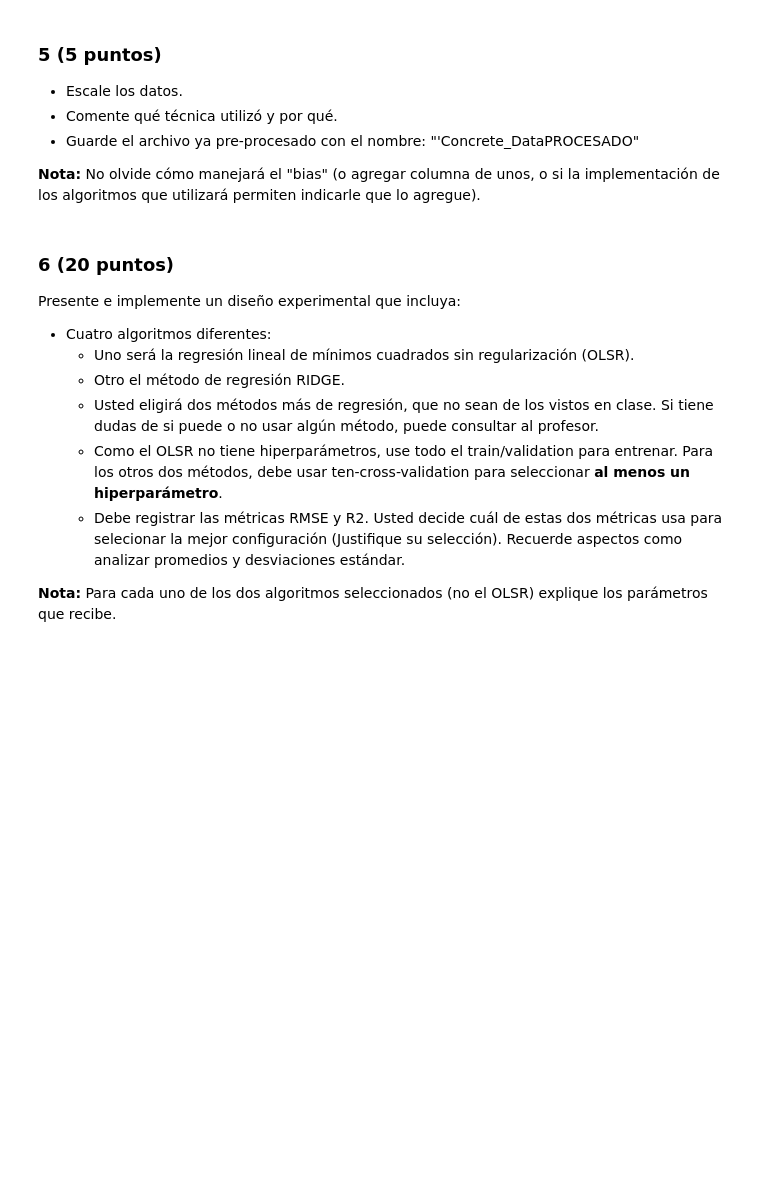
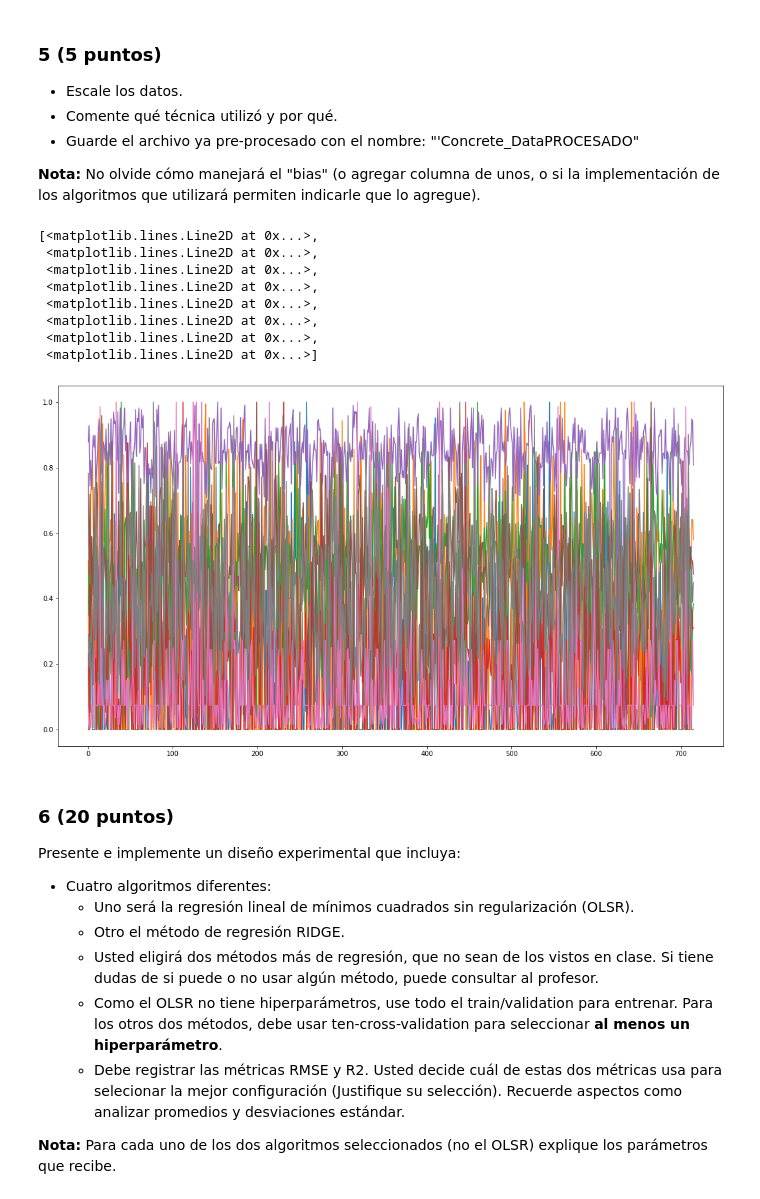
Before and after one commit to joseSalazar4/Cement-Prediction, a Jupyter notebook: 2021-2-Trabajo Practico_03.ipynb, the cells around one changed output. Saved outputs shown, nothing was run; the diff lists cells and outputs as text; code cells hidden in the pictures; blank space fills up the shorter version.

Commit message:
Treated Data, Feature Selec and Scaling

```diff
--- a/2021-2-Trabajo Practico_03.ipynb
+++ b/2021-2-Trabajo Practico_03.ipynb
@@ -296,6 +288,23 @@ En el caso del parámetro shuffle se decidió mantenerlo con el default (True),
 - Guarde el archivo ya pre-procesado con el nombre: "'Concrete_DataPROCESADO"
 
 **Nota:** No olvide cómo manejará el "bias" (o agregar columna de unos, o si la implementación de los algoritmos que utilizará permiten indicarle que lo agregue).
+# %%
+# define min max scaler
+scaler = MinMaxScaler()
+# transform data
+X_Train_Scaled = scaler.fit_transform(X_train)
+figure(figsize=(18,10))
+plt.plot(X_Train_Scaled)
+# %% [output]
+[<matplotlib.lines.Line2D at 0x...>,
+ <matplotlib.lines.Line2D at 0x...>,
+ <matplotlib.lines.Line2D at 0x...>,
+ <matplotlib.lines.Line2D at 0x...>,
+ <matplotlib.lines.Line2D at 0x...>,
+ <matplotlib.lines.Line2D at 0x...>,
+ <matplotlib.lines.Line2D at 0x...>,
+ <matplotlib.lines.Line2D at 0x...>]
+[figure, added]
 # %% [markdown]
 ### 6 (20 puntos)
 Presente e implemente un diseño experimental que incluya:
```
Also changed, not shown: parts of 8 cells of this notebook.
